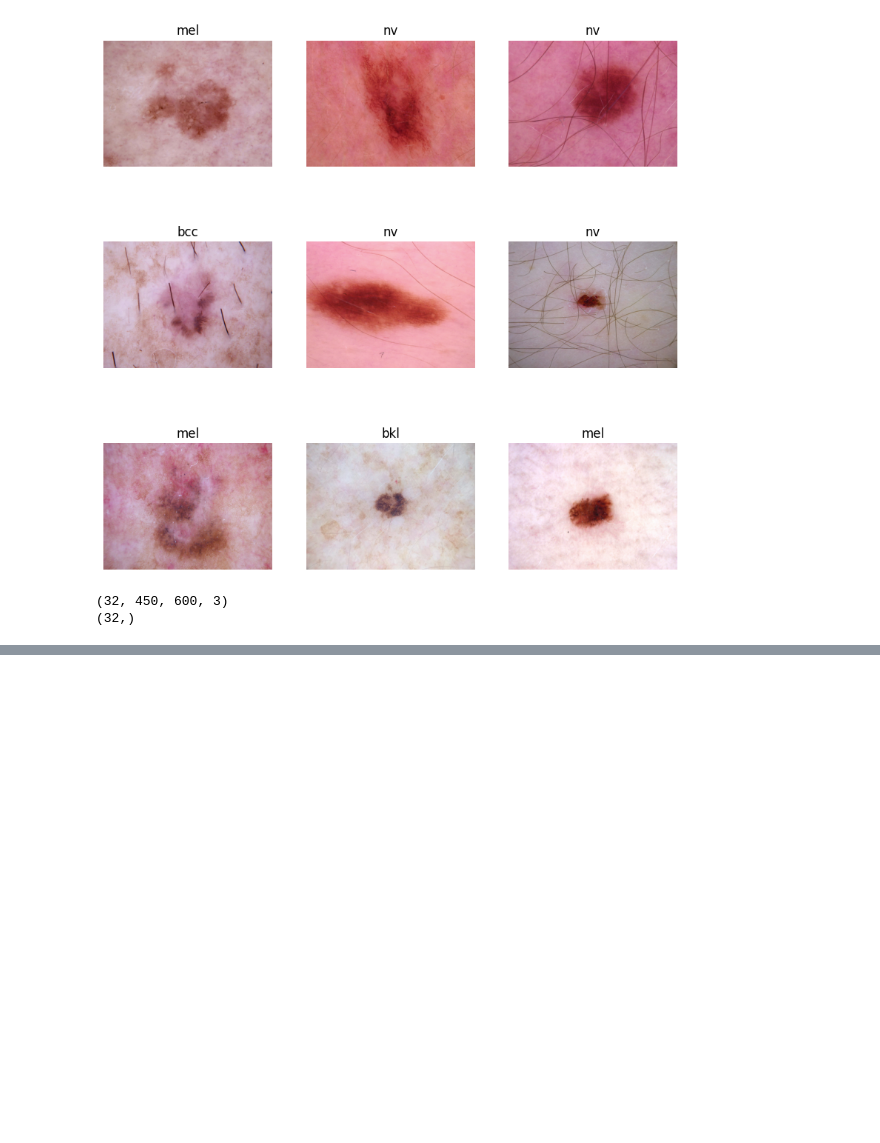
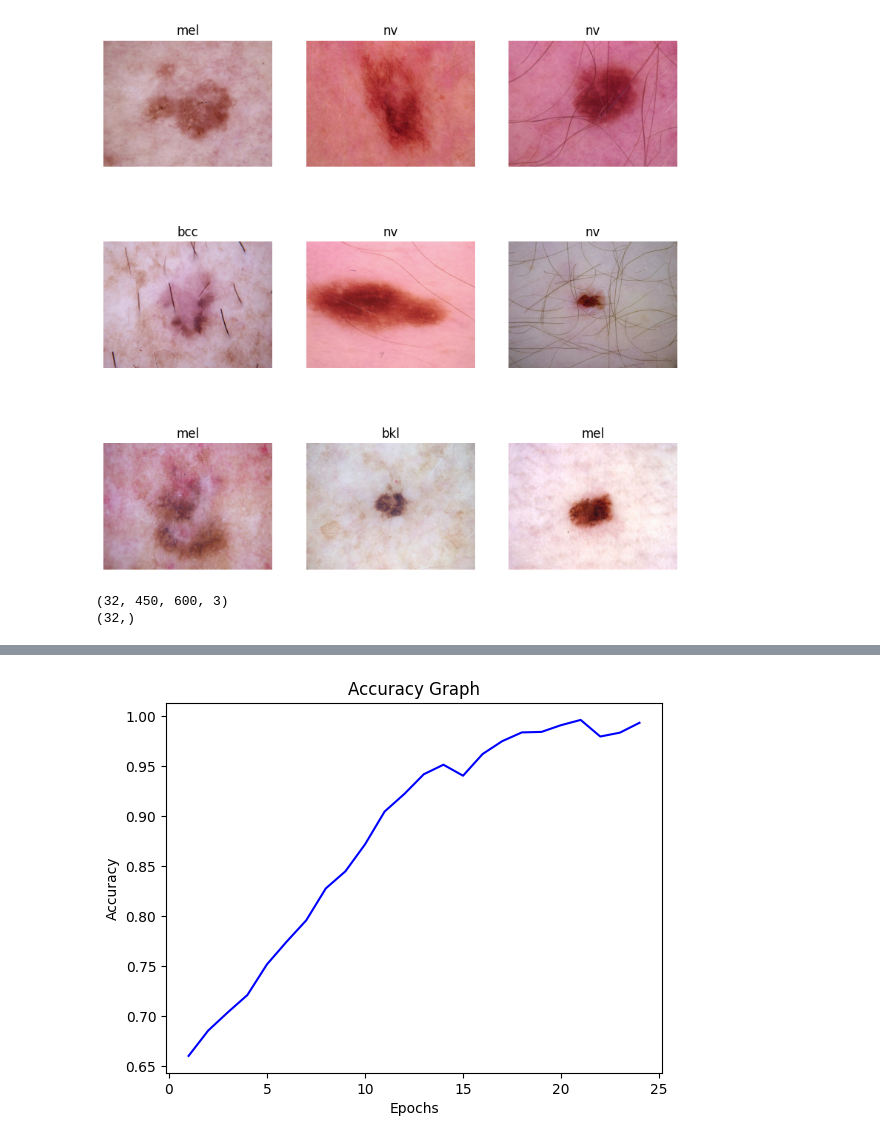
Before and after one commit to davronbekov/dl-project-ham10000, a Jupyter notebook: dl_ham10000_project.ipynb, the cells around one changed output, grey strips where cells are left out. Saved outputs shown, nothing was run; the diff lists cells and outputs as text; code cells hidden in the pictures; blank space fills up the shorter version.

```diff
--- a/dl_ham10000_project.ipynb
+++ b/dl_ham10000_project.ipynb
@@ -276,7 +279,7 @@ model = tf.keras.Sequential([
   tf.keras.layers.MaxPooling2D(),
   tf.keras.layers.Flatten(),
   tf.keras.layers.Dense(128, activation='relu'),
-  tf.keras.layers.Dense(num_classes)
+  tf.keras.layers.Dense(num_classes, activation='softmax')
 ])
 # %%
 model.summary()
@@ -320,3 +334,13 @@ Epoch 4/30
+# %%
+acc = history.history['accuracy']
+epochs = range(1,len(acc)+1)
+plt.plot(epochs, acc, 'b', label = 'Accuracy')
+plt.title('Accuracy Graph')
+plt.xlabel('Epochs')
+plt.ylabel('Accuracy')
+plt.show()
+# %% [output]
+[figure, added]
 # %%
 test_loss, test_acc = model.evaluate(val_ds, verbose=2)
 # %% [output]
```
Also changed, not shown: parts of 6 cells of this notebook, 1 other file.
